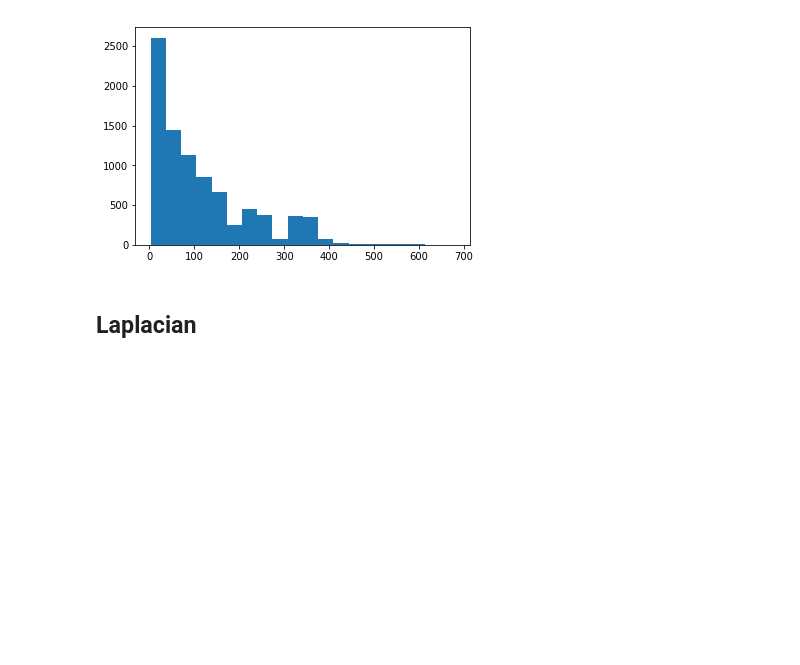
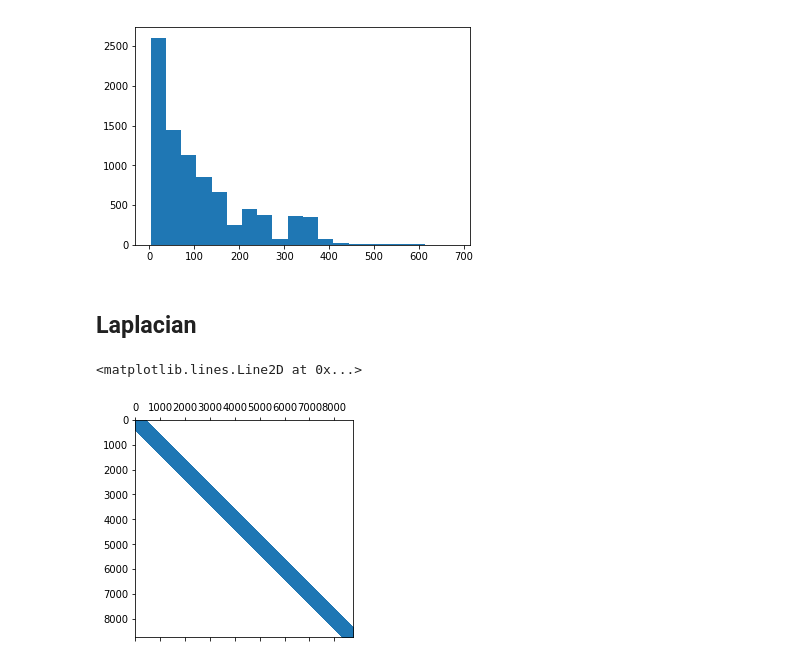
Before and after one commit to armand33/wikipedia_graph, a Jupyter notebook: scraping.ipynb, the cells around one changed output. Cells and saved outputs as stored; diff of their text form; code cells hidden in the pictures; blank space fills up the shorter version.

```diff
--- a/scraping.ipynb
+++ b/scraping.ipynb
@@ -196,5 +201,11 @@ plt.hist(degrees_truncated, bins=20);
 from scipy import sparse
 # %%
 laplacian = nx.laplacian_matrix(g, )
+laplacian.dtype = float
+# %%
+plt.spy(laplacian)
+# %% [output]
+<matplotlib.lines.Line2D at 0x...>
+[figure, added]
 # %%
 eigenvalues, eigenvectors = sparse.linalg.eigsh(laplacian, k=10, which='SM')
```
Also changed, not shown: parts of 14 cells of this notebook.
